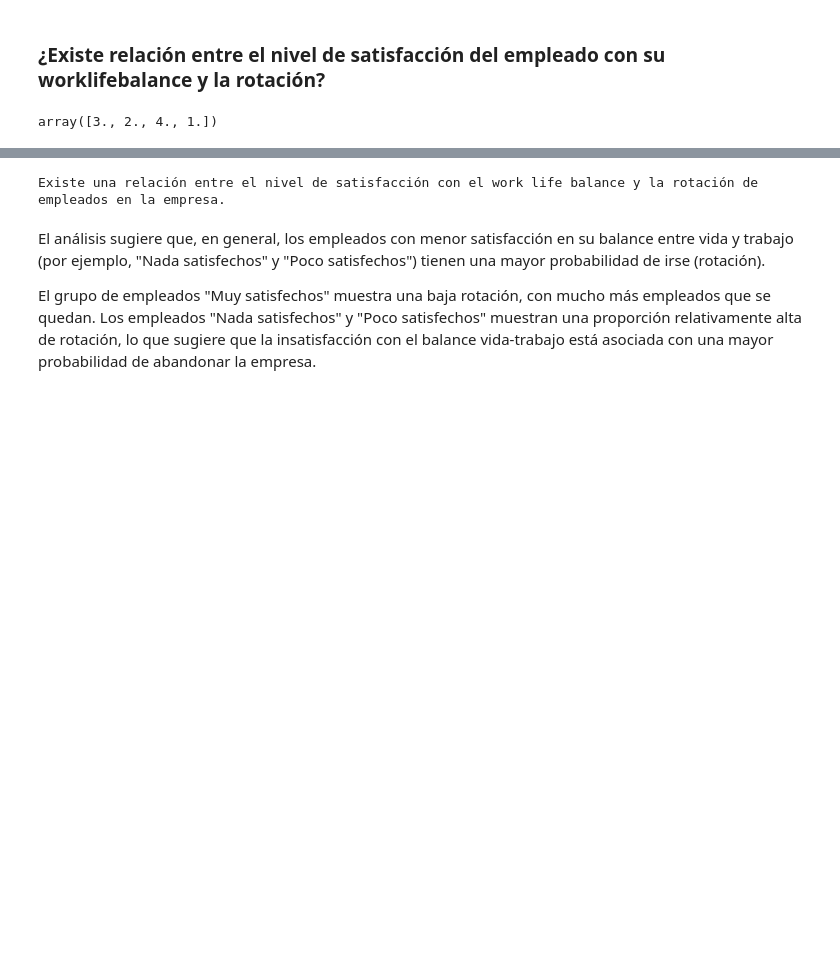
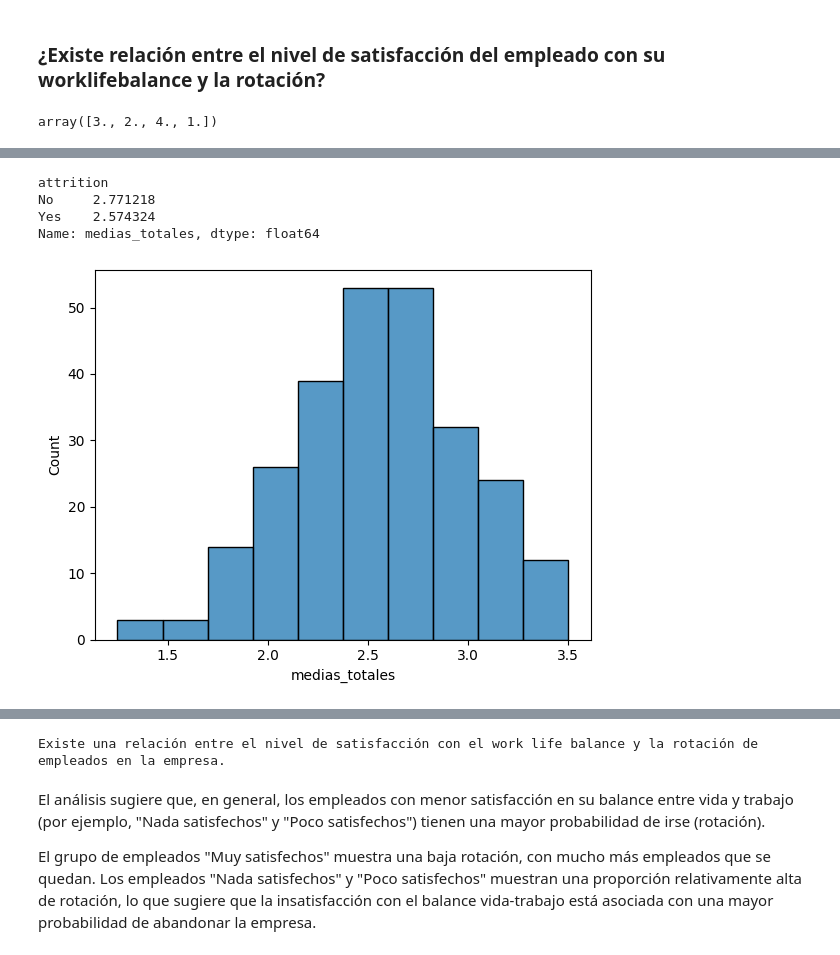
Before and after one commit to FiSaRaff/project-da-promo-k-modulo-3-team-2, a Jupyter notebook: notebooks/ab_testing.ipynb, the cells around one changed output, grey strips where cells are left out. Saved outputs shown, nothing was run; the diff lists cells and outputs as text; code cells hidden in the pictures; blank space fills up the shorter version.

```diff
--- a/notebooks/ab_testing.ipynb
+++ b/notebooks/ab_testing.ipynb
@@ -297,0 +270,12 @@ tabla_contingencia1
+# %%
+df['medias_totales'] = df[['job_satisfaction', 'relationship_satisfaction', 'work_life_balance', 'job_involvement']].mean(axis=1)
+resultado = df.groupby('attrition')['medias_totales'].mean()
+# %%
+resultado
+# %% [output]
+attrition
+No     2.771218
+Yes    2.574324
+Name: medias_totales, dtype: float64
+# %%
+grupo_yes = df[df['attrition'] == 'Yes']['medias_totales']
@@ -297,0 +284,4 @@ tabla_contingencia1
+# %%
+sns.histplot(x='medias_totales', data=grupo_yes);
+# %% [output]
+[figure, added]
```
Also changed, not shown: parts of 58 cells of this notebook.
